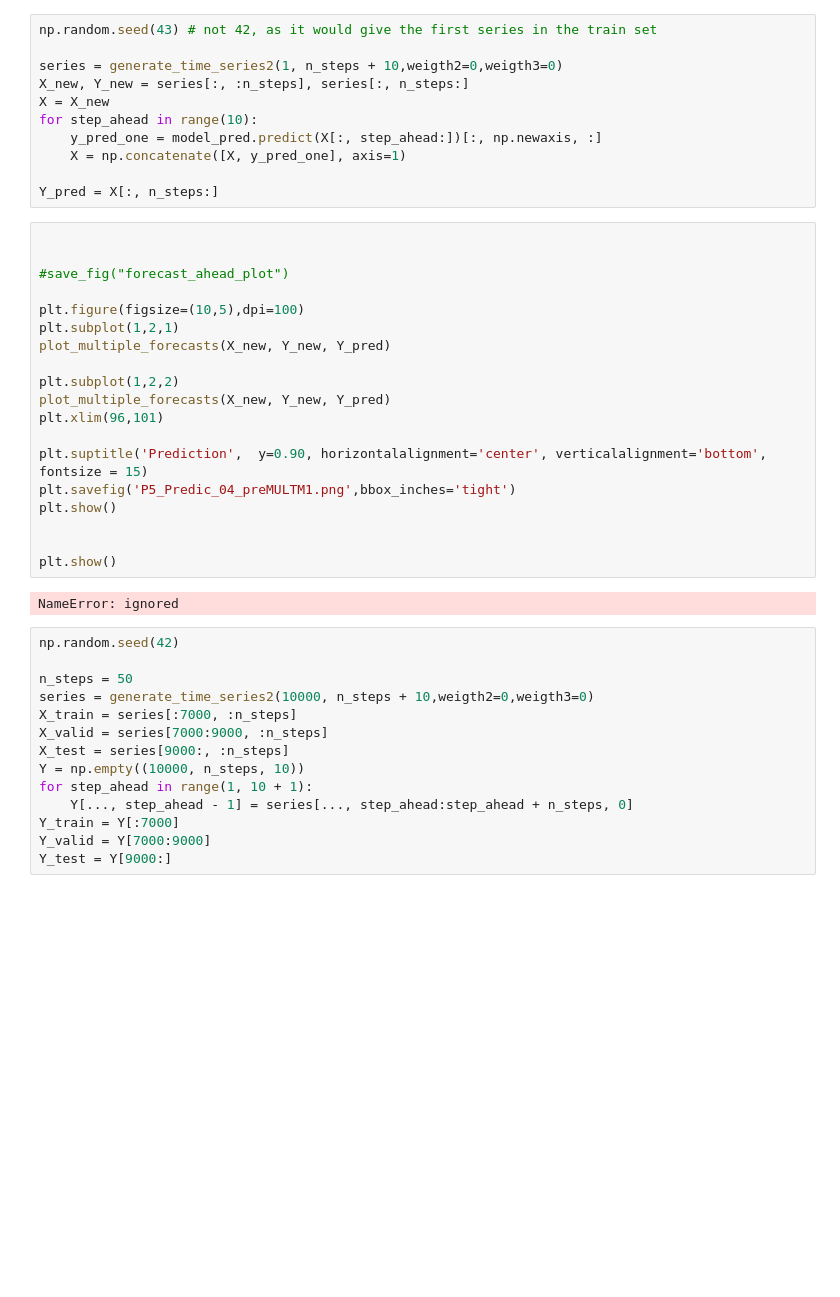
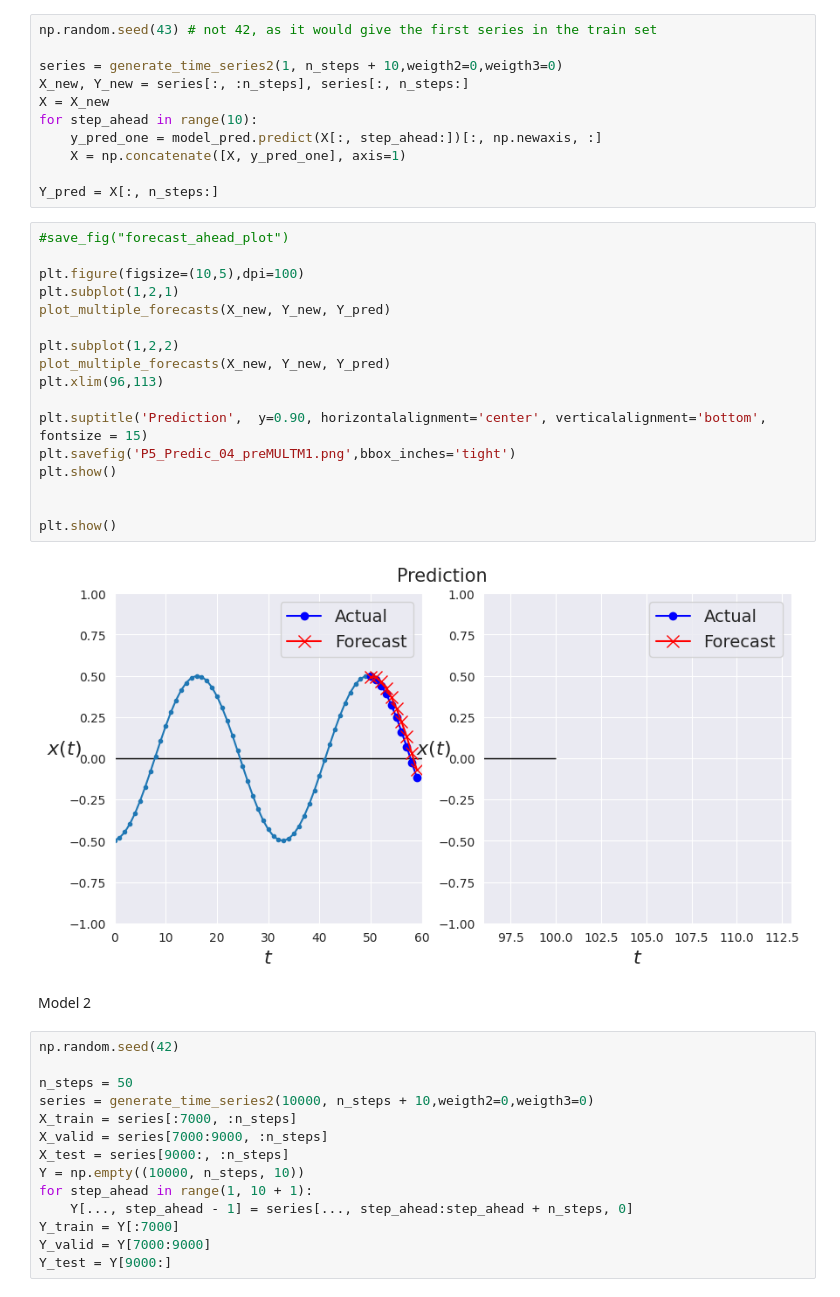
Before and after one commit to barauna-lo/Neurocomputing, a Jupyter notebook: Project_05_RNN.ipynb, the cells around one changed output. Cells and saved outputs as stored; diff of their text form; blank space fills up the shorter version.

```diff
--- a/Project_05_RNN.ipynb
+++ b/Project_05_RNN.ipynb
@@ -505,26 +515,26 @@ for step_ahead in range(10):
 
 Y_pred = X[:, n_steps:]
 # %%
-
-
 #save_fig("forecast_ahead_plot")
 
 plt.figure(figsize=(10,5),dpi=100)
 plt.subplot(1,2,1)
 plot_multiple_forecasts(X_new, Y_new, Y_pred)
 
 plt.subplot(1,2,2)
 plot_multiple_forecasts(X_new, Y_new, Y_pred)
-plt.xlim(96,101)
+plt.xlim(96,113)
 
 plt.suptitle('Prediction',  y=0.90, horizontalalignment='center', verticalalignment='bottom', fontsize = 15)
 plt.savefig('P5_Predic_04_preMULTM1.png',bbox_inches='tight')
 plt.show()
 
 
 plt.show()
 # %% [output]
-NameError: ignored
+[figure, added]
+# %% [markdown]
+Model 2
 # %%
 np.random.seed(42)
 
```
Also changed, not shown: parts of 7 cells of this notebook.
